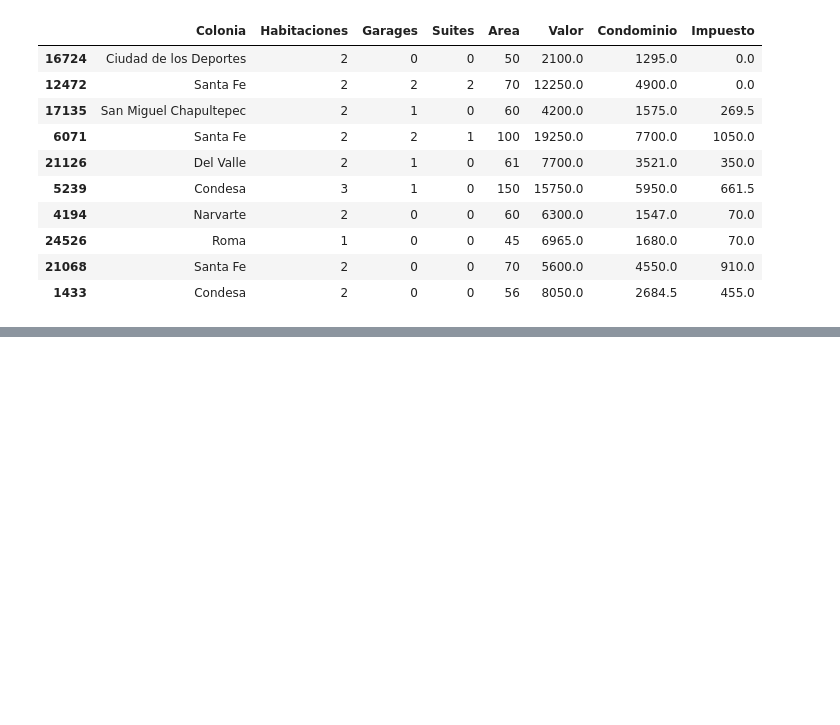
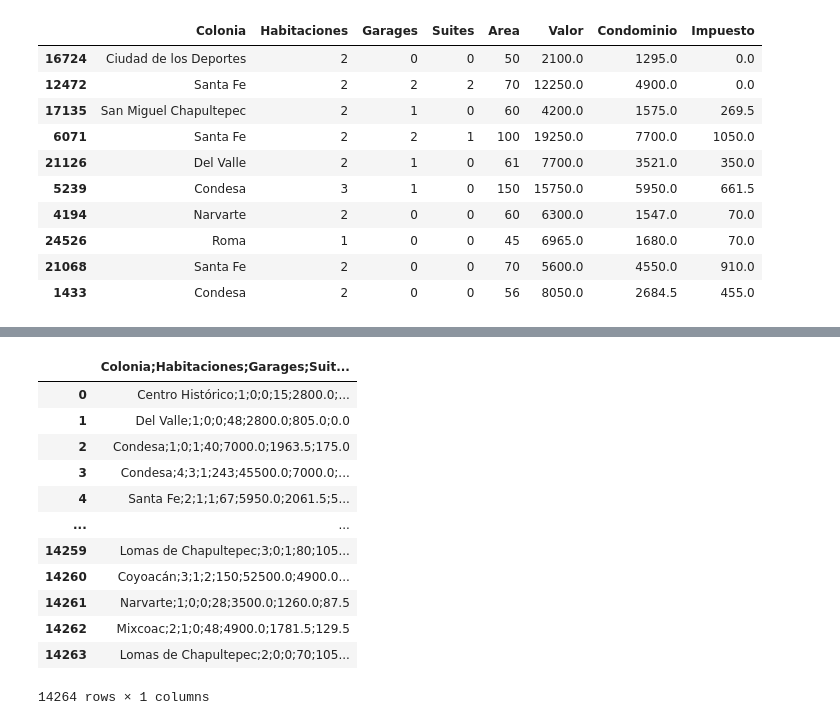
Before and after one commit to Franciscopd15/Bibliotecas_Python_FJPD, a Jupyter notebook: Curso_Pandas.ipynb, the cells around one changed output, grey strips where cells are left out. Cells and saved outputs as stored; diff of their text form; code cells hidden in the pictures; blank space fills up the shorter version.

```diff
--- a/Curso_Pandas.ipynb
+++ b/Curso_Pandas.ipynb
@@ -369,0 +416,16 @@ df.sample(10)
+# %%
+pd.read_csv('inmuebles_ml.csv')
+# %% [output]
+|  | Colonia;Habitaciones;Garages;Suit... |
+| 0 | Centro Histórico;1;0;0;15;2800.0;... |
+| 1 | Del Valle;1;0;0;48;2800.0;805.0;0.0 |
+| 2 | Condesa;1;0;1;40;7000.0;1963.5;175.0 |
+| 3 | Condesa;4;3;1;243;45500.0;7000.0;... |
+| 4 | Santa Fe;2;1;1;67;5950.0;2061.5;5... |
+| ... | ... |
+| 14259 | Lomas de Chapultepec;3;0;1;80;105... |
+| 14260 | Coyoacán;3;1;2;150;52500.0;4900.0... |
+| 14261 | Narvarte;1;0;0;28;3500.0;1260.0;87.5 |
+| 14262 | Mixcoac;2;1;0;48;4900.0;1781.5;129.5 |
+| 14263 | Lomas de Chapultepec;2;0;0;70;105... |
+14264 rows × 1 columns
```
Also changed, not shown: parts of 9 cells of this notebook.
